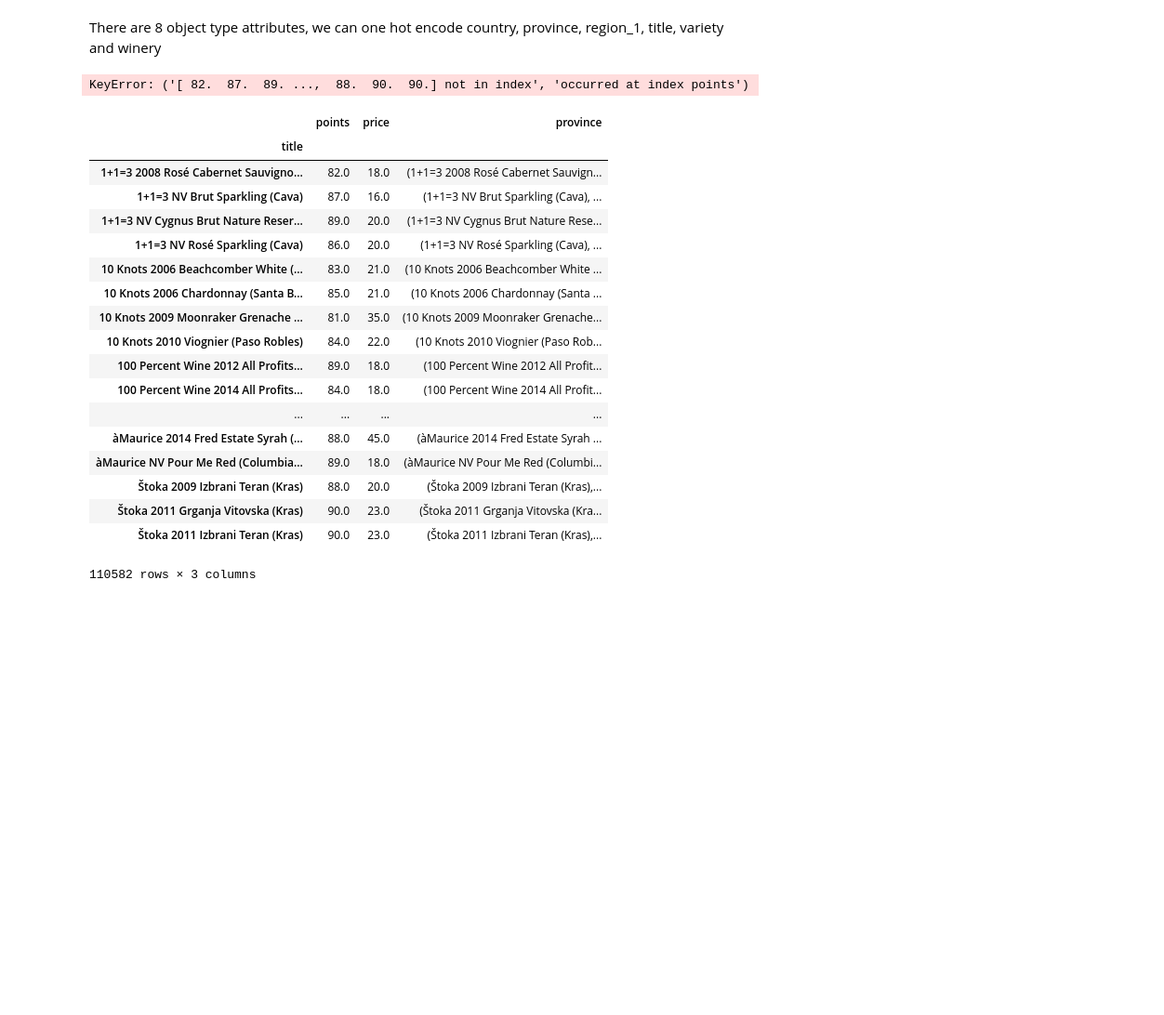
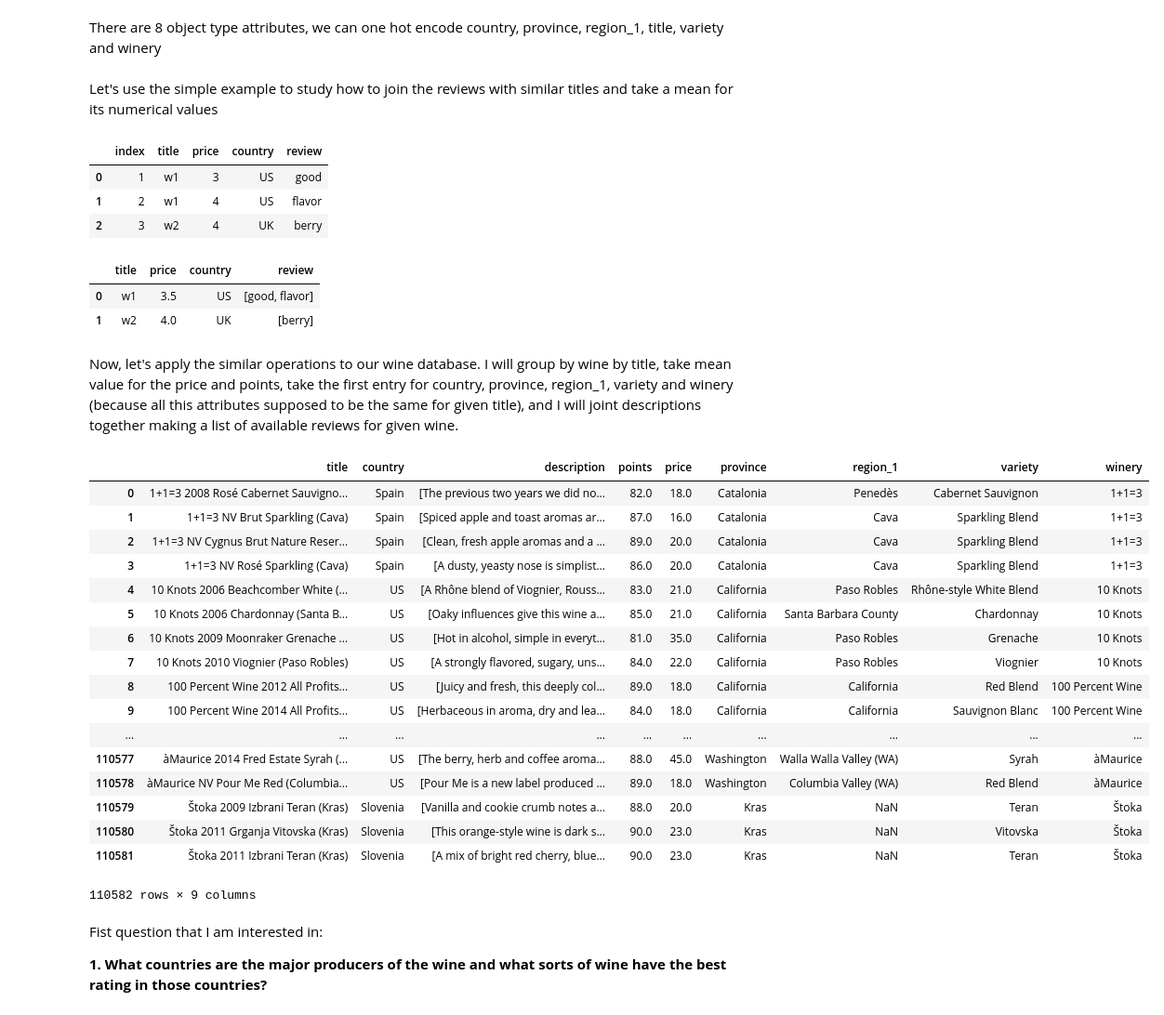
Before and after one commit to lenuel/Wine-Analysis, a Jupyter notebook: wine-analysis.ipynb, the cells around one changed output. Shown: that part at 93% size. Cells and saved outputs as stored; diff of their text form; code cells hidden in the pictures; blank space fills up the shorter version.

```diff
--- a/wine-analysis.ipynb
+++ b/wine-analysis.ipynb
@@ -123,32 +124,49 @@ winery          object
 dtype: object
 # %% [markdown]
 There are 8 object type attributes, we can one hot encode country, province, region_1, title, variety and winery
+# %% [markdown]
+Let's use the simple example to study how to join the reviews with similar titles and take a mean for its numerical values
+# %%
+df = pd.DataFrame({'index':[1,2,3], 'title': ['w1', 'w1', 'w2'], 'price': [3, 4, 4], 'country': ['US','US','UK'], 'review': ['good', 'flavor', 'berry']})
+df
+# %% [output]
+|  | index | title | price | country | review |
+| 0 | 1 | w1 | 3 | US | good |
+| 1 | 2 | w1 | 4 | US | flavor |
+| 2 | 3 | w2 | 4 | UK | berry |
+# %%
+df2 = df.groupby('title').agg(dict(price = 'mean', country = 'first', review = list) ).reset_index()
+df2
+# %% [output]
+|  | title | price | country | review |
+| 0 | w1 | 3.5 | US | [good, flavor] |
+| 1 | w2 | 4.0 | UK | [berry] |
+# %% [markdown]
+Now, let's apply the similar operations to our wine database. I will group by wine by title, take mean value for the price and points, take the first entry for country, province, region_1, variety and winery (because all this attributes supposed to be the same for given title), and I will joint descriptions together making a list of available reviews for given wine.
 # %%
 #Lets group by wines by title
-wine_groupped = wine_row_reduced.groupby(['title'])['points','price'].mean()
+wine_groupped = wine_row_reduced.groupby('title').agg(dict(country = 'first', description = list, points = 'mean', price = 'mean', province='first', region_1 = 'first', variety = 'first', winery = 'first')).reset_index()
+wine_groupped
+# %% [output]
+|  | title | country | description | points | price | province | region_1 | variety | winery |
+| 0 | 1+1=3 2008 Rosé Cabernet Sauvigno... | Spain | [The previous two years we did no... | 82.0 | 18.0 | Catalonia | Penedès | Cabernet Sauvignon | 1+1=3 |
+| 1 | 1+1=3 NV Brut Sparkling (Cava) | Spain | [Spiced apple and toast aromas ar... | 87.0 | 16.0 | Catalonia | Cava | Sparkling Blend | 1+1=3 |
+| 2 | 1+1=3 NV Cygnus Brut Nature Reser... | Spain | [Clean, fresh apple aromas and a ... | 89.0 | 20.0 | Catalonia | Cava | Sparkling Blend | 1+1=3 |
+| 3 | 1+1=3 NV Rosé Sparkling (Cava) | Spain | [A dusty, yeasty nose is simplist... | 86.0 | 20.0 | Catalonia | Cava | Sparkling Blend | 1+1=3 |
+| 4 | 10 Knots 2006 Beachcomber White (... | US | [A Rhône blend of Viognier, Rouss... | 83.0 | 21.0 | California | Paso Robles | Rhône-style White Blend | 10 Knots |
+| 5 | 10 Knots 2006 Chardonnay (Santa B... | US | [Oaky influences give this wine a... | 85.0 | 21.0 | California | Santa Barbara County | Chardonnay | 10 Knots |
+| 6 | 10 Knots 2009 Moonraker Grenache ... | US | [Hot in alcohol, simple in everyt... | 81.0 | 35.0 | California | Paso Robles | Grenache | 10 Knots |
+| 7 | 10 Knots 2010 Viognier (Paso Robles) | US | [A strongly flavored, sugary, uns... | 84.0 | 22.0 | California | Paso Robles | Viognier | 10 Knots |
+| 8 | 100 Percent Wine 2012 All Profits... | US | [Juicy and fresh, this deeply col... | 89.0 | 18.0 | California | California | Red Blend | 100 Percent Wine |
+| 9 | 100 Percent Wine 2014 All Profits... | US | [Herbaceous in aroma, dry and lea... | 84.0 | 18.0 | California | California | Sauvignon Blanc | 100 Percent Wine |
+| ... | ... | ... | ... | ... | ... | ... | ... | ... | ... |
+| 110577 | àMaurice 2014 Fred Estate Syrah (... | US | [The berry, herb and coffee aroma... | 88.0 | 45.0 | Washington | Walla Walla Valley (WA) | Syrah | àMaurice |
+| 110578 | àMaurice NV Pour Me Red (Columbia... | US | [Pour Me is a new label produced ... | 89.0 | 18.0 | Washington | Columbia Valley (WA) | Red Blend | àMaurice |
+| 110579 | Štoka 2009 Izbrani Teran (Kras) | Slovenia | [Vanilla and cookie crumb notes a... | 88.0 | 20.0 | Kras | NaN | Teran | Štoka |
+| 110580 | Štoka 2011 Grganja Vitovska (Kras) | Slovenia | [This orange-style wine is dark s... | 90.0 | 23.0 | Kras | NaN | Vitovska | Štoka |
+| 110581 | Štoka 2011 Izbrani Teran (Kras) | Slovenia | [A mix of bright red cherry, blue... | 90.0 | 23.0 | Kras | NaN | Teran | Štoka |
+110582 rows × 9 columns
-# %%
-wine_groupped['province'] = wine_groupped.apply(lambda x: wine_row_reduced[x])
-# %% [output]
-KeyError: ('[ 82.  87.  89. ...,  88.  90.  90.] not in index', 'occurred at index points')
-# %%
-wine_groupped
-# %% [output]
-|  | points | price | province |
-| title |  |  |  |
-| 1+1=3 2008 Rosé Cabernet Sauvigno... | 82.0 | 18.0 | (1+1=3 2008 Rosé Cabernet Sauvign... |
-| 1+1=3 NV Brut Sparkling (Cava) | 87.0 | 16.0 | (1+1=3 NV Brut Sparkling (Cava), ... |
-| 1+1=3 NV Cygnus Brut Nature Reser... | 89.0 | 20.0 | (1+1=3 NV Cygnus Brut Nature Rese... |
-| 1+1=3 NV Rosé Sparkling (Cava) | 86.0 | 20.0 | (1+1=3 NV Rosé Sparkling (Cava), ... |
-| 10 Knots 2006 Beachcomber White (... | 83.0 | 21.0 | (10 Knots 2006 Beachcomber White ... |
-| 10 Knots 2006 Chardonnay (Santa B... | 85.0 | 21.0 | (10 Knots 2006 Chardonnay (Santa ... |
-| 10 Knots 2009 Moonraker Grenache ... | 81.0 | 35.0 | (10 Knots 2009 Moonraker Grenache... |
-| 10 Knots 2010 Viognier (Paso Robles) | 84.0 | 22.0 | (10 Knots 2010 Viognier (Paso Rob... |
-| 100 Percent Wine 2012 All Profits... | 89.0 | 18.0 | (100 Percent Wine 2012 All Profit... |
-| 100 Percent Wine 2014 All Profits... | 84.0 | 18.0 | (100 Percent Wine 2014 All Profit... |
-| ... | ... | ... | ... |
-| àMaurice 2014 Fred Estate Syrah (... | 88.0 | 45.0 | (àMaurice 2014 Fred Estate Syrah ... |
-| àMaurice NV Pour Me Red (Columbia... | 89.0 | 18.0 | (àMaurice NV Pour Me Red (Columbi... |
-| Štoka 2009 Izbrani Teran (Kras) | 88.0 | 20.0 | (Štoka 2009 Izbrani Teran (Kras),... |
-| Štoka 2011 Grganja Vitovska (Kras) | 90.0 | 23.0 | (Štoka 2011 Grganja Vitovska (Kra... |
-| Štoka 2011 Izbrani Teran (Kras) | 90.0 | 23.0 | (Štoka 2011 Izbrani Teran (Kras),... |
-110582 rows × 3 columns
+# %% [markdown]
+Fist question that I am interested in:
+
+**1. What countries are the major producers of the wine and what sorts of wine have the best rating in those countries?**
```
Also changed, not shown: parts of 11 cells of this notebook.
